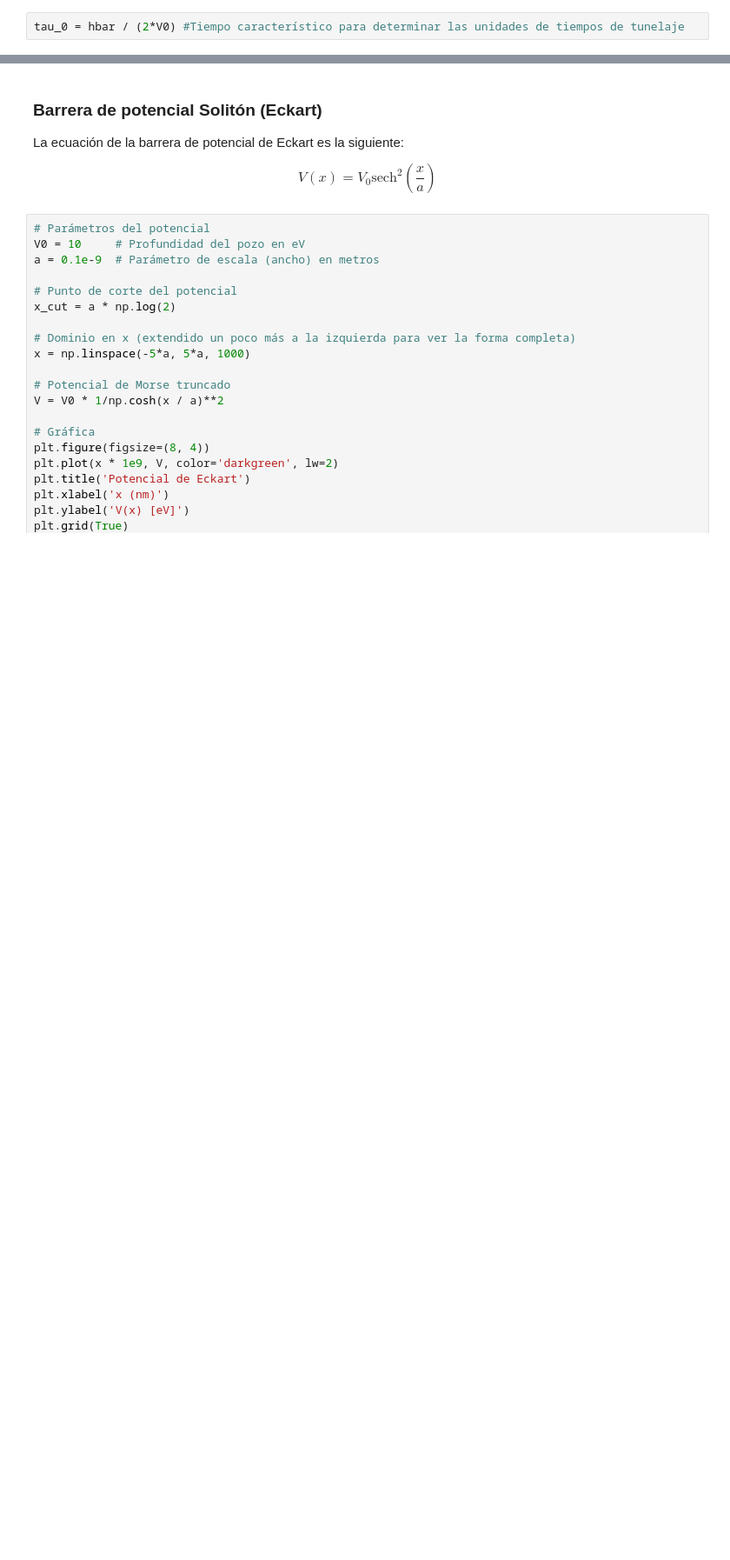
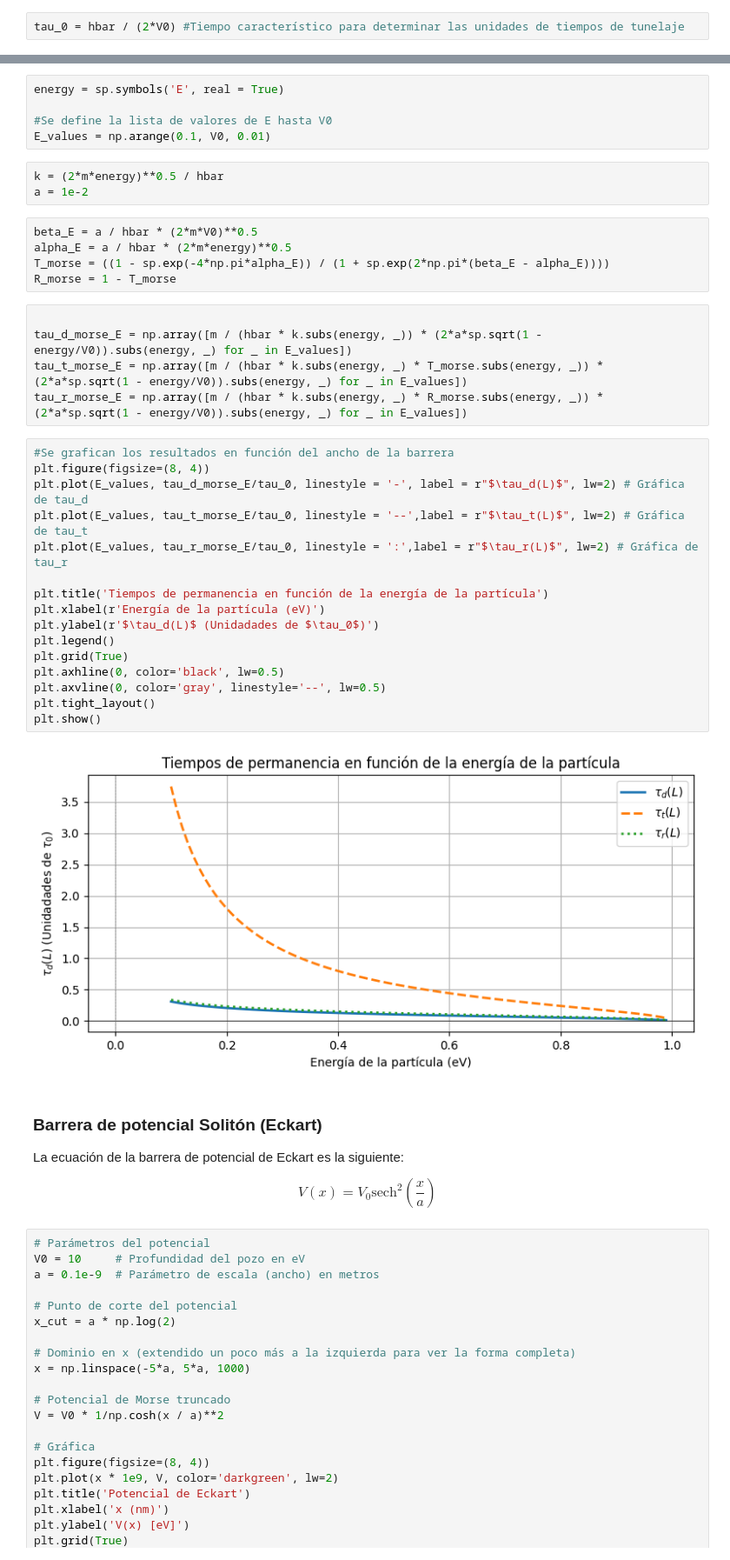
Before and after one commit to CR0NX73/Quantum-Tunnelling-Times, a Jupyter notebook: potenciales.ipynb, the cells around one changed output, grey strips where cells are left out. Shown at 87% size. Saved outputs shown, nothing was run; the diff lists cells and outputs as text; blank space fills up the shorter version.

```diff
--- a/potenciales.ipynb
+++ b/potenciales.ipynb
@@ -503,3 +491,39 @@ plt.show()
+# %%
+energy = sp.symbols('E', real = True)
+
+#Se define la lista de valores de E hasta V0
+E_values = np.arange(0.1, V0, 0.01)
+# %%
+k = (2*m*energy)**0.5 / hbar
+a = 1e-2
+# %%
+beta_E = a / hbar * (2*m*V0)**0.5
+alpha_E = a / hbar * (2*m*energy)**0.5
+T_morse = ((1 - sp.exp(-4*np.pi*alpha_E)) / (1 + sp.exp(2*np.pi*(beta_E - alpha_E))))
+R_morse = 1 - T_morse
+# %%
+
+tau_d_morse_E = np.array([m / (hbar * k.subs(energy, _)) * (2*a*sp.sqrt(1 - energy/V0)).subs(energy, _) for _ in E_values])
+tau_t_morse_E = np.array([m / (hbar * k.subs(energy, _) * T_morse.subs(energy, _)) * (2*a*sp.sqrt(1 - energy/V0)).subs(energy, _) for _ in E_values])
+tau_r_morse_E = np.array([m / (hbar * k.subs(energy, _) * R_morse.subs(energy, _)) * (2*a*sp.sqrt(1 - energy/V0)).subs(energy, _) for _ in E_values])
+# %%
+#Se grafican los resultados en función del ancho de la barrera
+plt.figure(figsize=(8, 4))
+plt.plot(E_values, tau_d_morse_E/tau_0, linestyle = '-', label = r"$\tau_d(L)$", lw=2) # Gráfica de tau_d
+plt.plot(E_values, tau_t_morse_E/tau_0, linestyle = '--',label = r"$\tau_t(L)$", lw=2) # Gráfica de tau_t
+plt.plot(E_values, tau_r_morse_E/tau_0, linestyle = ':',label = r"$\tau_r(L)$", lw=2) # Gráfica de tau_r
+
+plt.title('Tiempos de permanencia en función de la energía de la partícula')
+plt.xlabel(r'Energía de la partícula (eV)')
+plt.ylabel(r'$\tau_d(L)$ (Unidadades de $\tau_0$)')
+plt.legend()
+plt.grid(True)
+plt.axhline(0, color='black', lw=0.5)
+plt.axvline(0, color='gray', linestyle='--', lw=0.5)
+plt.tight_layout()
+plt.show()
+# %% [output]
+[figure, added]
 # %% [markdown]
 <h3>Barrera de potencial Solitón (Eckart)</h3>
 
```
Also changed, not shown: parts of 21 cells of this notebook.
